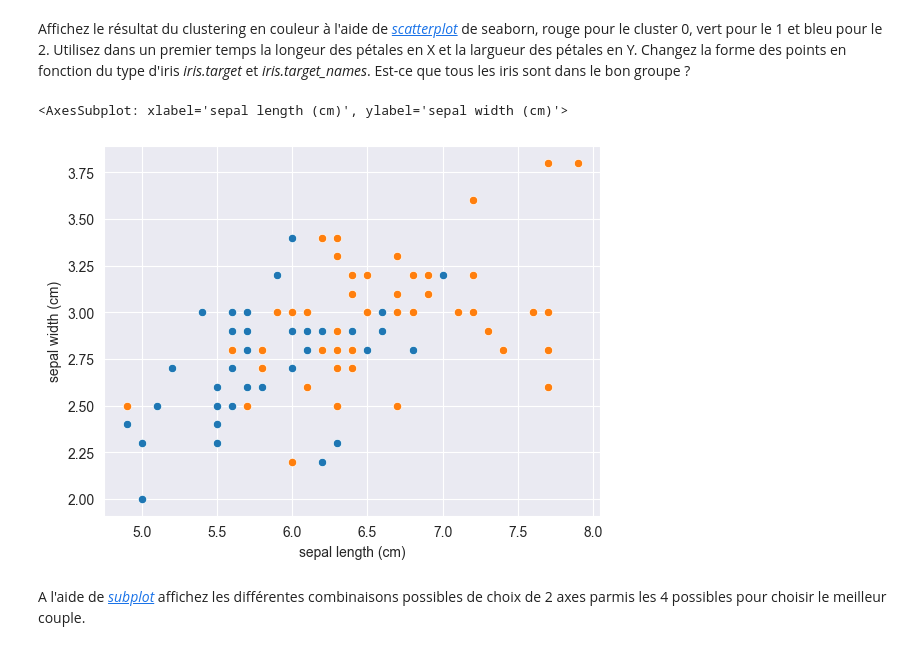
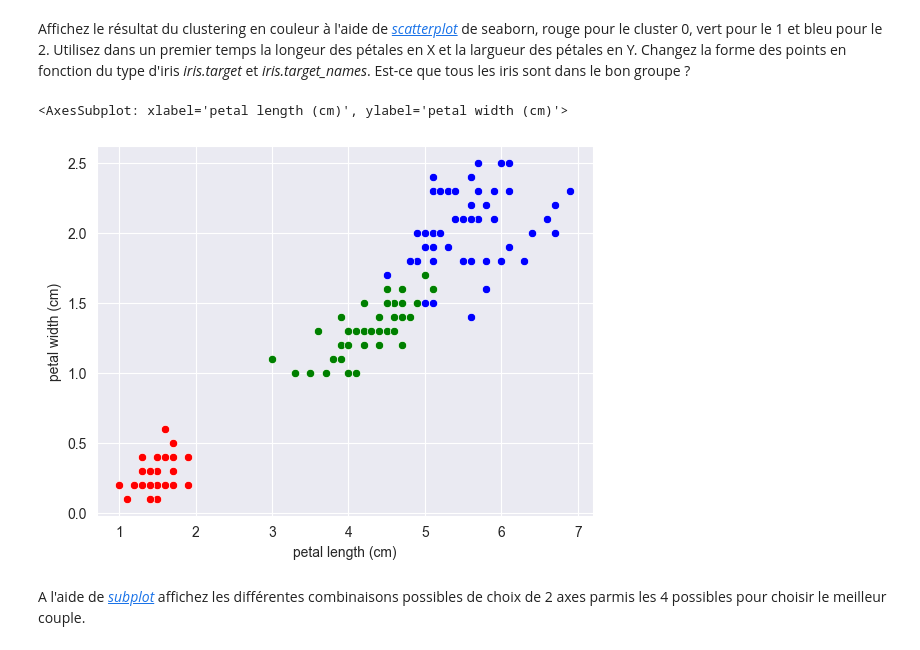
Before and after one commit to Saleheddin/AData, a Jupyter notebook: Source/tp2.ipynb, the cells around one changed output. Drawn from its saved outputs; the diff is of its cells as text; code cells hidden in the pictures.

```diff
--- a/Source/tp2.ipynb
+++ b/Source/tp2.ipynb
@@ -128,10 +113,11 @@ Affichez le résultat du clustering en couleur à l'aide de *[scatterplot](https
 # %%
 #df[df.target==1].plot.scatter(x='Sepal Length (Cm)', y='Sepal Width (Cm)',color='vert', label='1')
 #df[df.target==2].plot.scatter(x='Sepal Length (Cm)', y='Sepal Width (Cm)',color='bleu', label='2')
-sns.scatterplot(df[df.target==1],x='sepal length (cm)', y='sepal width (cm)')
-sns.scatterplot(df[df.target==2],x='sepal length (cm)', y='sepal width (cm)')
+sns.scatterplot(df[df.target==1],x='petal length (cm)', y='petal width (cm)',color='green')
+sns.scatterplot(df[df.target==0],x='petal length (cm)', y='petal width (cm)',color='red')
+sns.scatterplot(df[df.target==2],x='petal length (cm)', y='petal width (cm)',color='blue')
 # %% [output]
-<AxesSubplot: xlabel='sepal length (cm)', ylabel='sepal width (cm)'>
+<AxesSubplot: xlabel='petal length (cm)', ylabel='petal width (cm)'>
-[figure, old version]
+[figure, new version]
 # %% [markdown]
 A l'aide de *[subplot](https://matplotlib.org/stable/gallery/subplots_axes_and_figures/subplots_demo.html)* affichez les différentes combinaisons possibles de choix de 2 axes parmis les 4 possibles pour choisir le meilleur couple.
```
Also changed, not shown: parts of 13 cells of this notebook.
